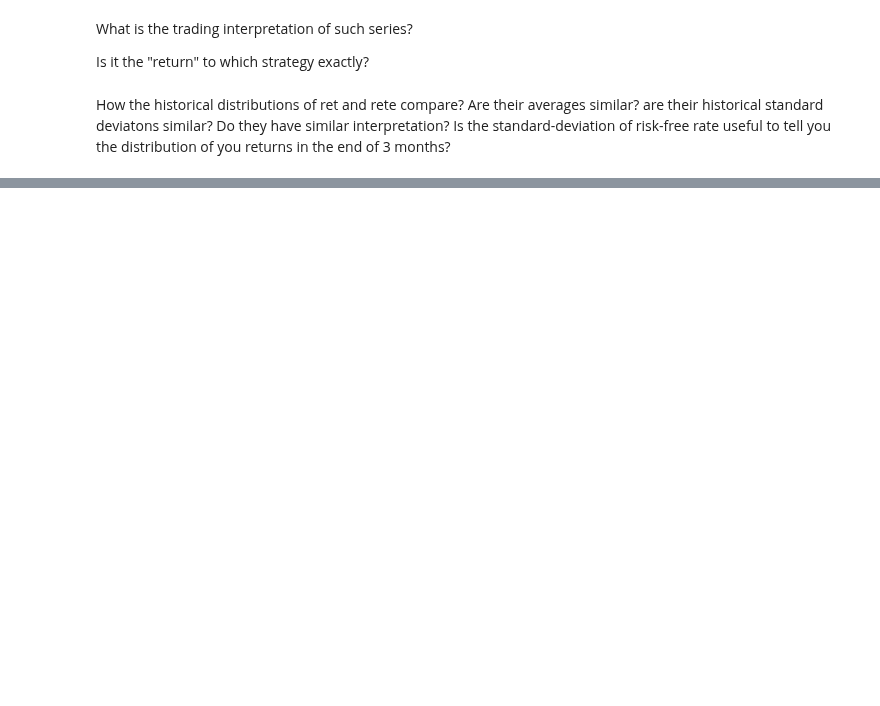
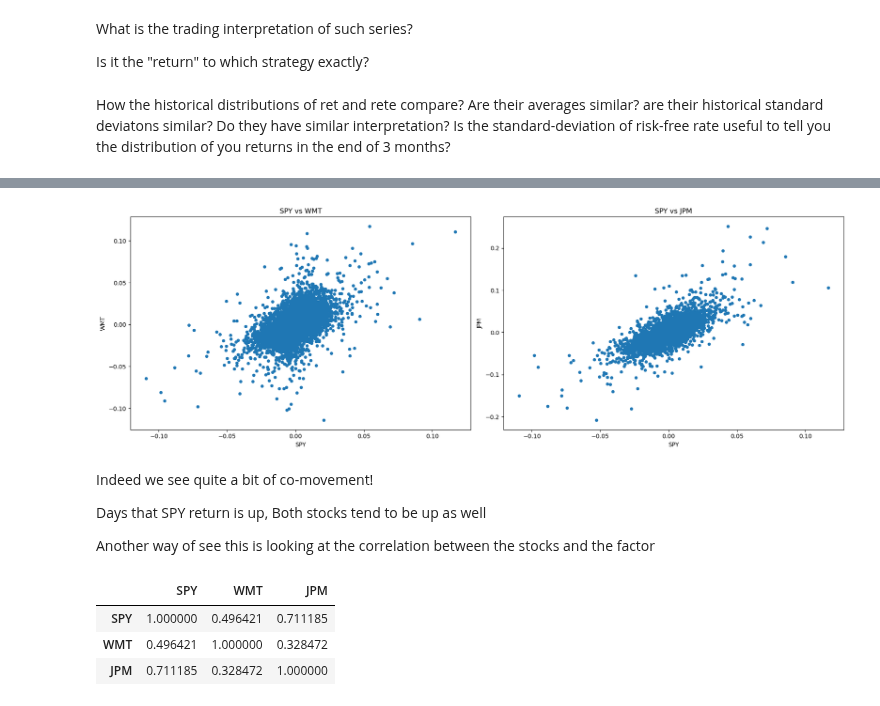
Before and after one commit to jdp9675/UG54, a Jupyter notebook: chapters/Finance/Returns_working.ipynb, the cells around one changed output, grey strips where cells are left out. Saved outputs shown, nothing was run; the diff lists cells and outputs as text; code cells hidden in the pictures; blank space fills up the shorter version.

```diff
--- a/chapters/Finance/Returns_working.ipynb
+++ b/chapters/Finance/Returns_working.ipynb
@@ -827,0 +384,6 @@ One good estimate of it simply uses the sample mean
+# %%
+#conn = wrds.Connection()
+df=get_daily_wrds_multiple_ticker(['SPY','WMT','JPM'],conn)
+#Why did I divide by 252?
+df=df.merge(df_rf/252, left_index=True, right_index=True,how='left')
+df
@@ -827,0 +406,5 @@ One good estimate of it simply uses the sample mean
+# %%
+# will create excess retursn
+
+df_re=df.drop(columns='rf').sub(df['rf'],axis=0)
+df_re
@@ -827,0 +426,29 @@ One good estimate of it simply uses the sample mean
+# %%
+fig, axes = plt.subplots(1, 2, figsize=(18,6))
+import statsmodels.api as sm
+
+
+# Function to add regression line and beta coefficient
+
+df_re.plot.scatter(x='SPY', y='WMT', ax=axes[0], title='SPY vs WMT')
+
+# Scatter plot for SPY vs CSCO
+df_re.plot.scatter(x='SPY', y='JPM', ax=axes[1], title='SPY vs JPM')
+
+plt.tight_layout()
+plt.show()
+# %% [output]
+[figure, added]
+# %% [markdown]
+Indeed we see quite a bit of co-movement!
+
+Days that SPY return is up, Both stocks tend to be up as well
+
+Another way of see this is looking at the correlation between the stocks and the factor
+# %%
+df_re.corr()
+# %% [output]
+|  | SPY | WMT | JPM |
+| SPY | 1.000000 | 0.496421 | 0.711185 |
+| WMT | 0.496421 | 1.000000 | 0.328472 |
+| JPM | 0.711185 | 0.328472 | 1.000000 |
```
Also changed, not shown: parts of 70 cells of this notebook, 2 other files.
